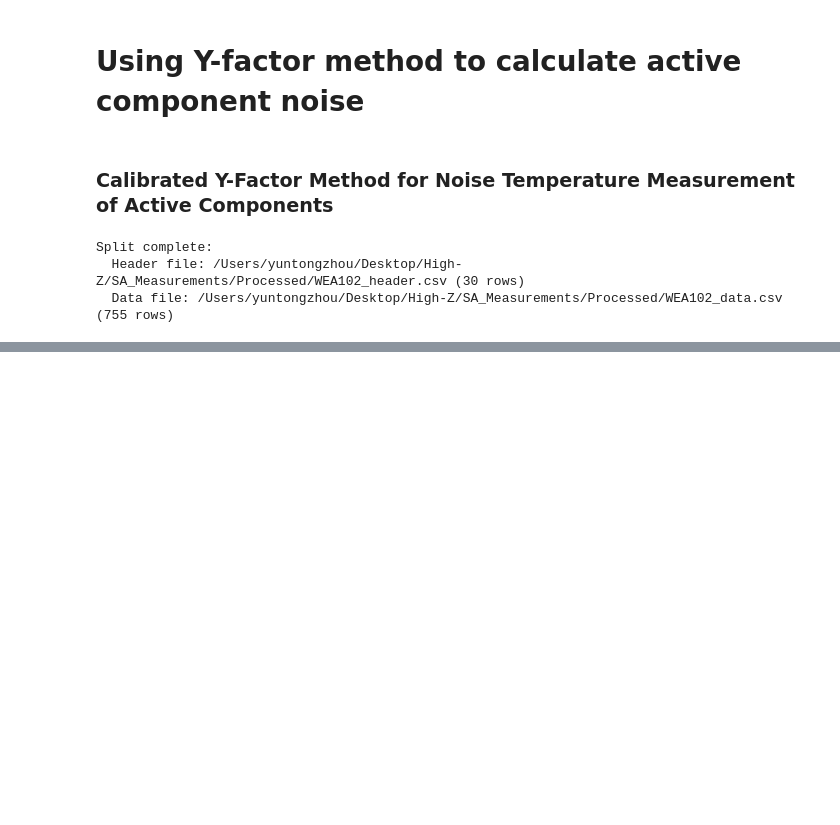
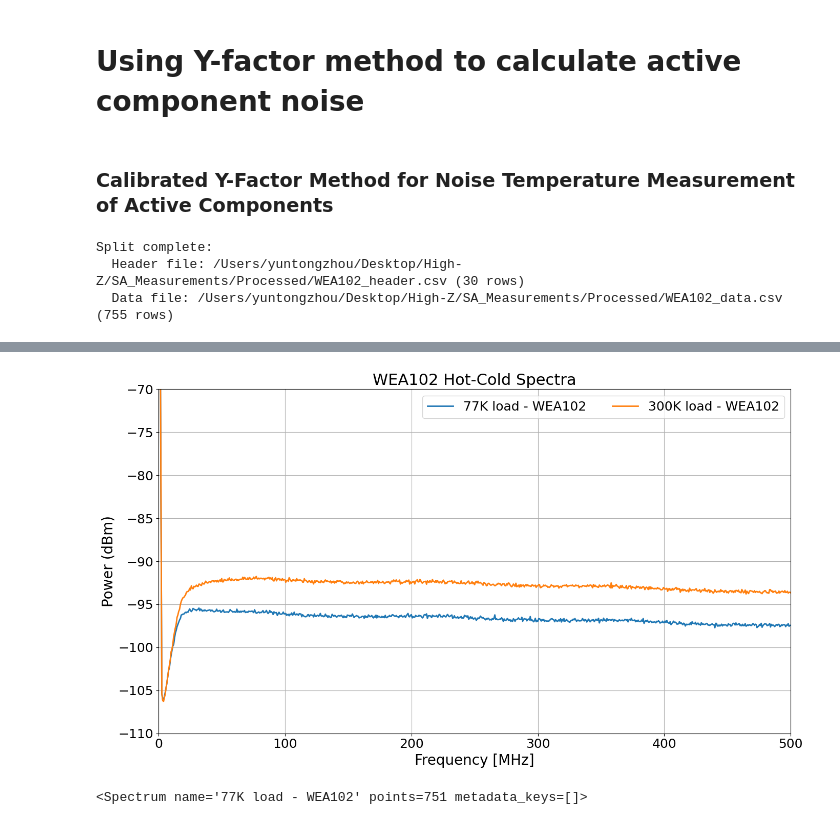
Before and after one commit to alhosani-abdulla/Highz-EXP, a Jupyter notebook: notebooks/Y_factor.ipynb, the cells around one changed output, grey strips where cells are left out. Saved outputs shown, nothing was run; the diff lists cells and outputs as text; code cells hidden in the pictures; blank space fills up the shorter version.

```diff
--- a/notebooks/Y_factor.ipynb
+++ b/notebooks/Y_factor.ipynb
@@ -356,0 +56,6 @@ plot_gain(f_values, [g], labels=[None], start_freq=10, xlabel='Frequency (MHz)',
+# %%
+traces = load_csv.parse_trace_data(pjoin(output_path, 'WEA102_data.csv'))
+
+# plot the recorded spectra from hot-cold measurements
+spectrum_D = Spectrum(traces['Trace D']['frequency'], traces['Trace D']['spectrum'], name='77K load - WEA102')
+spectrum_B = Spectrum(traces['Trace B']['frequency'], traces['Trace B']['spectrum'], name='300K load - WEA102')
@@ -356,0 +71,11 @@ plot_gain(f_values, [g], labels=[None], start_freq=10, xlabel='Frequency (MHz)',
+# %%
+plotter.plot_spectrum([spectrum_D, spectrum_B], freq_range=freq_range, title='WEA102 Hot-Cold Spectra',
+                        ylabel='Power (dBm)', ymax=-70, ymin=-110)
+# %% [output]
+[figure, added]
+# %%
+# smoothed spectra
+spectrum_B.smooth(window_len=50, inplace=True)
+spectrum_D.smooth(window_len=50, inplace=True)
+# %% [output]
+<Spectrum name='77K load - WEA102' points=751 metadata_keys=[]>
```
Also changed, not shown: parts of 52 cells of this notebook, 2 other files.
